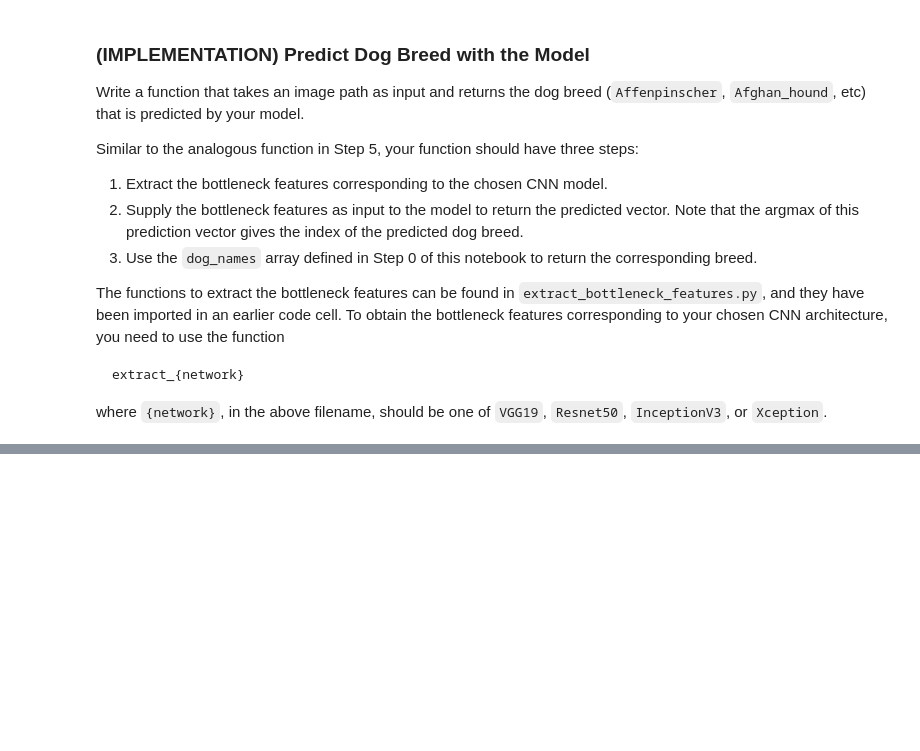
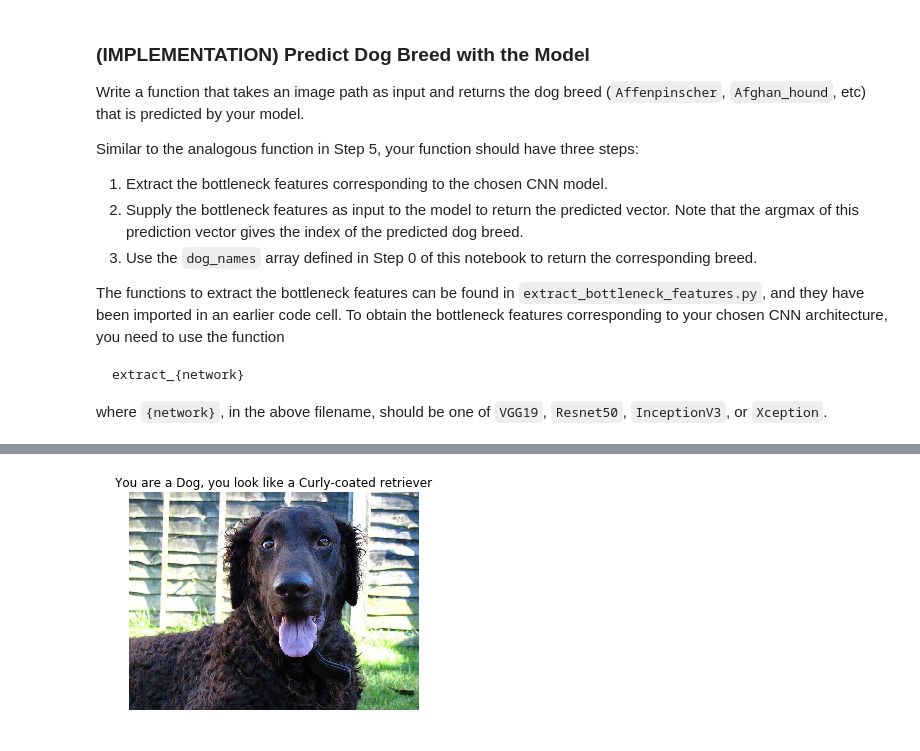
Before and after one commit to udacity/dog-project, a Jupyter notebook: dog_app.ipynb, the cells around one changed output, grey strips where cells are left out. Saved outputs shown, nothing was run; the diff lists cells and outputs as text; code cells hidden in the pictures; blank space fills up the shorter version.

```diff
--- a/dog_app.ipynb
+++ b/dog_app.ipynb
@@ -781,0 +848,4 @@ __Answer:__
+# %%
+what_am_i("images/Curly-coated_retriever_03896.jpg")
+# %% [output]
+[figure, added]
```
Also changed, not shown: parts of 25 cells of this notebook, 1 other file.
